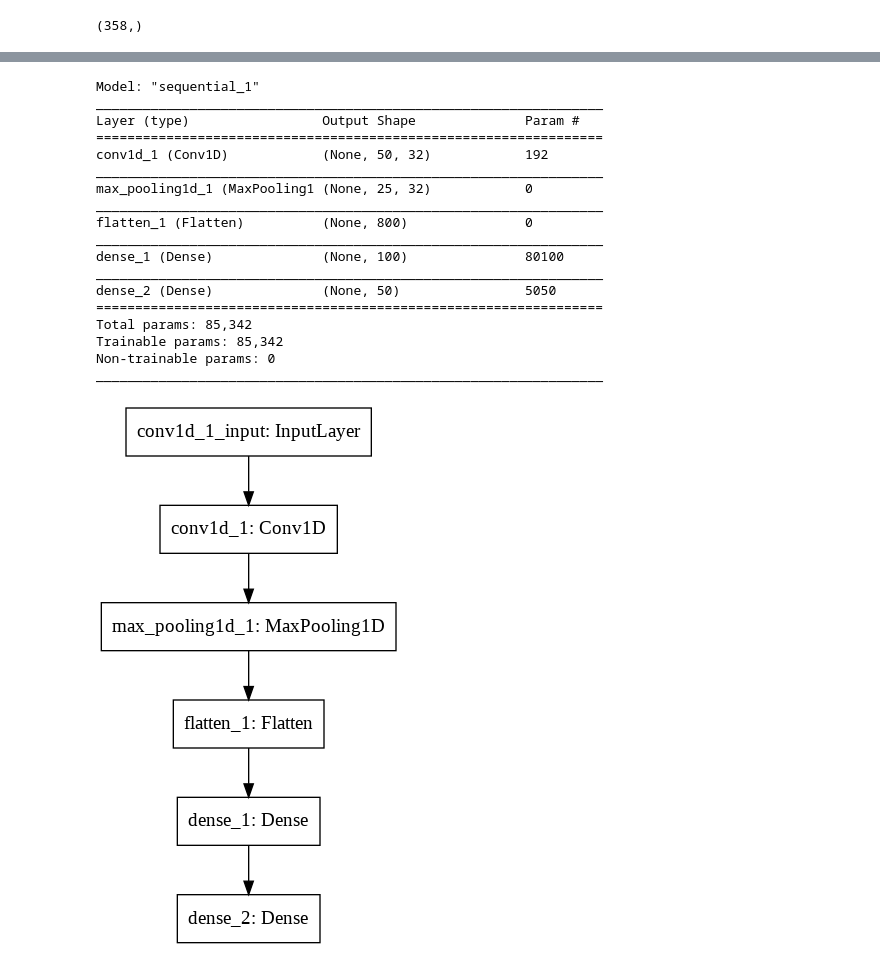
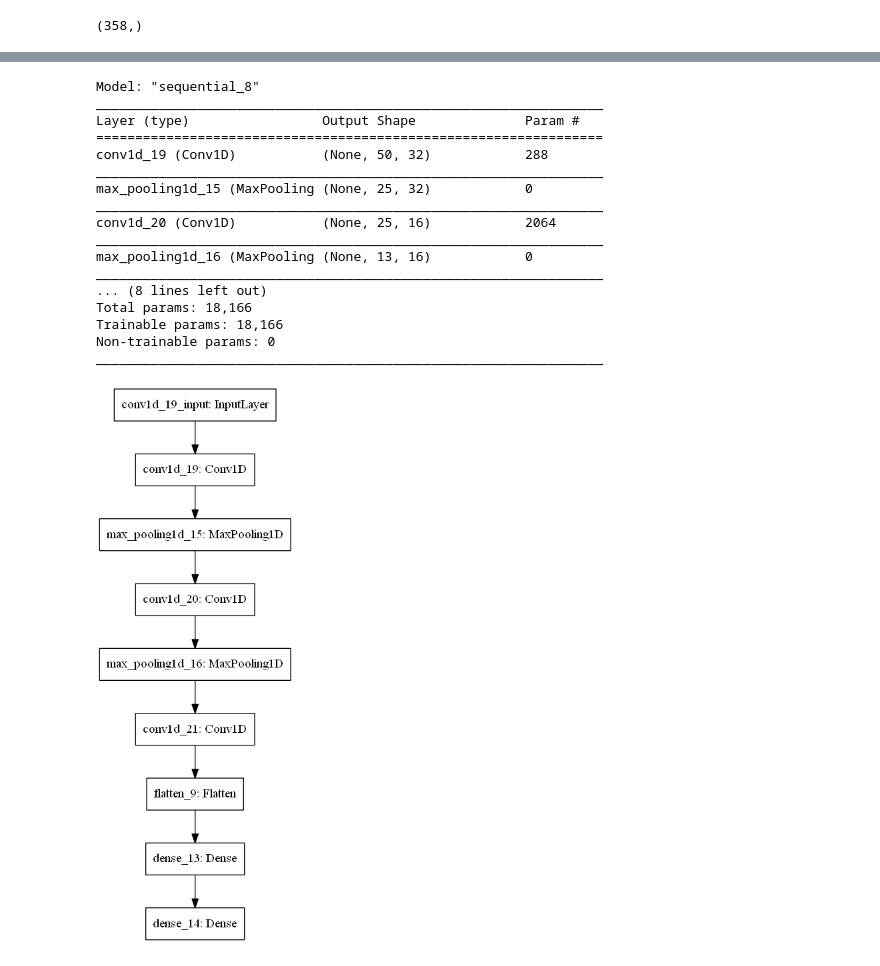
Before and after one commit to a054321/feature_extract, a Jupyter notebook: OneDconv.ipynb, the cells around one changed output, grey strips where cells are left out. Drawn from its saved outputs; the diff is of its cells as text; code cells hidden in the pictures.

```diff
--- a/OneDconv.ipynb
+++ b/OneDconv.ipynb
@@ -143,16 +141,14 @@ print(train_Y.shape)
 # %%
-#学習フェーズ
-"""
+#学習フェーズver.2
+from keras.layers import Flatten
 model = Sequential()
-model.add(Conv1D(8, 5, input_shape=(50, 1), activation='relu'))
-model.add(MaxPooling1D(2,padding='same'))
-model.add(Conv1D(4, 5, activation='relu'))
-model.add(MaxPooling1D(2,padding='same'))
-model.add(Conv1D(2, 5,activation='relu'))
-model.add(Conv1D(1, 2, padding='same', activation='tanh'))
-#model.add(Dense(1, activation='tanh'))
 
-#filters: 整数，出力空間の次元（つまり畳み込みにおける出力フィルタの数）．
-#kernel_size: 整数か単一の整数からなるタプル/リストで，1次元の畳み込みウィンドウの長さを指定する。
+model.add(Conv1D(filters=32, kernel_size=8,padding='same',input_shape=(50, 1)))
+model.add(MaxPooling1D(pool_size=2,padding='same'))
+model.add(Conv1D(16, 4, padding='same', activation='relu'))
+model.add(MaxPooling1D(2, padding='same'))
+model.add(Conv1D(8, 2, padding='same', activation='relu'))
+model.add(Flatten())
+model.add(Dense(100, activation='relu'))
+model.add(Dense(50, activation='relu'))
 model.compile(loss='mse', optimizer='adam')
-"""
@@ -161,10 +154,0 @@ model.compile(loss='mse', optimizer='adam')
-# %%
-#学習フェーズver.2
-from keras.layers import Flatten
-model = Sequential()
-model.add(Conv1D(filters=32, kernel_size=5,padding='same',input_shape=(50, 1)))
-model.add(MaxPooling1D(pool_size=2,padding='same'))
-model.add(Flatten())
-model.add(Dense(100, activation='relu'))
-model.add(Dense(50, activation='relu'))
-model.compile(loss='mse', optimizer='adam')
@@ -181,25 +155,24 @@ WARNING:tensorflow:From /usr/local/lib/python3.6/dist-packages/keras/optimizers.
 # %%
 from keras.utils import plot_model
 model.summary()
-plot_model(model)
+tf.keras.utils.plot_model(model)
 # %% [output]
-Model: "sequential_1"
+Model: "sequential_8"
 _________________________________________________________________
 Layer (type)                 Output Shape              Param #
 =================================================================
-conv1d_1 (Conv1D)            (None, 50, 32)            192
+conv1d_19 (Conv1D)           (None, 50, 32)            288
 _________________________________________________________________
-max_pooling1d_1 (MaxPooling1 (None, 25, 32)            0
+max_pooling1d_15 (MaxPooling (None, 25, 32)            0
 _________________________________________________________________
-flatten_1 (Flatten)          (None, 800)               0
+conv1d_20 (Conv1D)           (None, 25, 16)            2064
 _________________________________________________________________
-dense_1 (Dense)              (None, 100)               80100
+max_pooling1d_16 (MaxPooling (None, 13, 16)            0
 _________________________________________________________________
-dense_2 (Dense)              (None, 50)                5050
-=================================================================
-Total params: 85,342
-Trainable params: 85,342
+... (8 lines left out)
+Total params: 18,166
+Trainable params: 18,166
 Non-trainable params: 0
 _________________________________________________________________
-[figure, old version]
+[figure, new version]
 # %%
```
Also changed, not shown: parts of 20 cells of this notebook.
